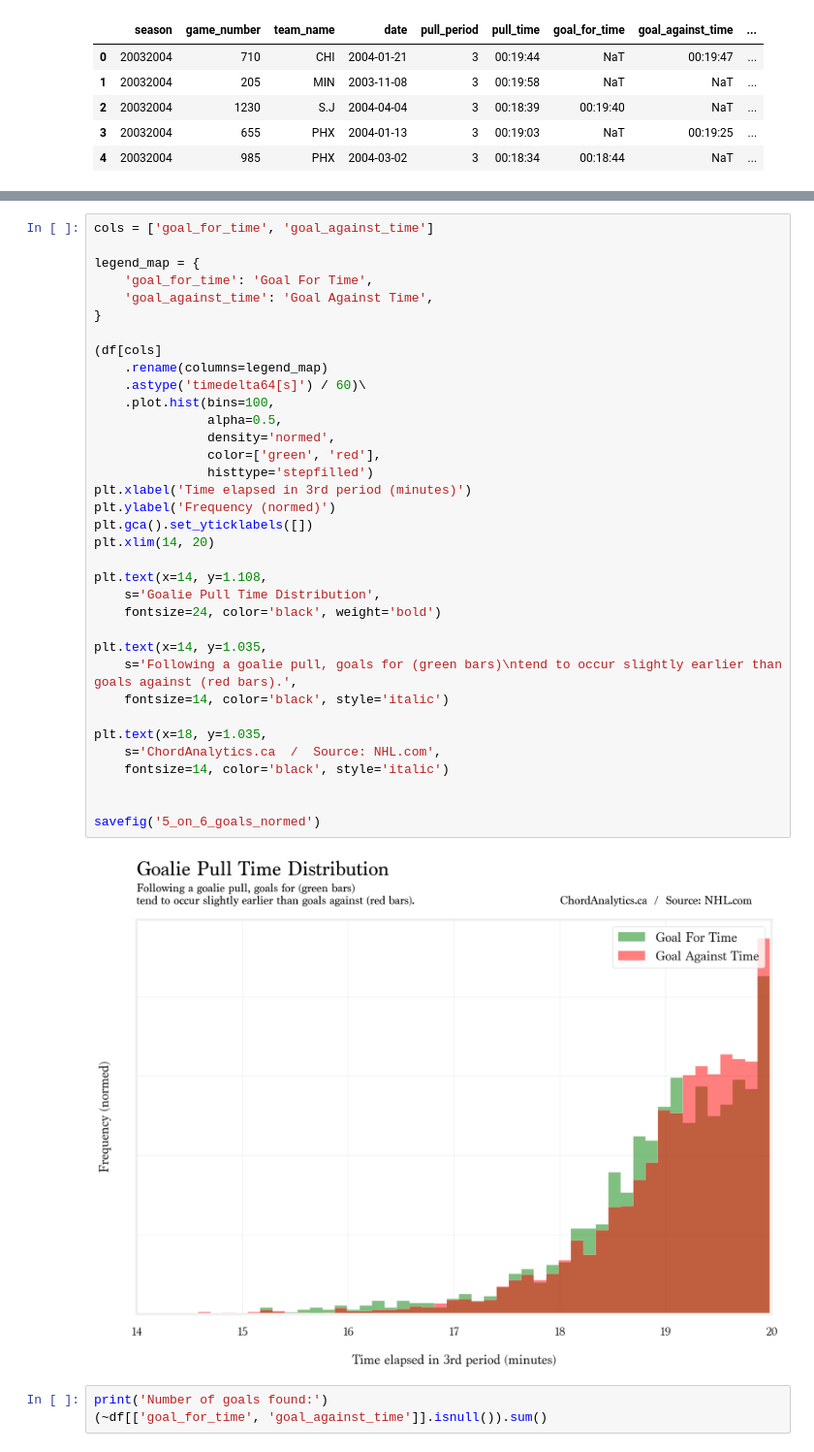
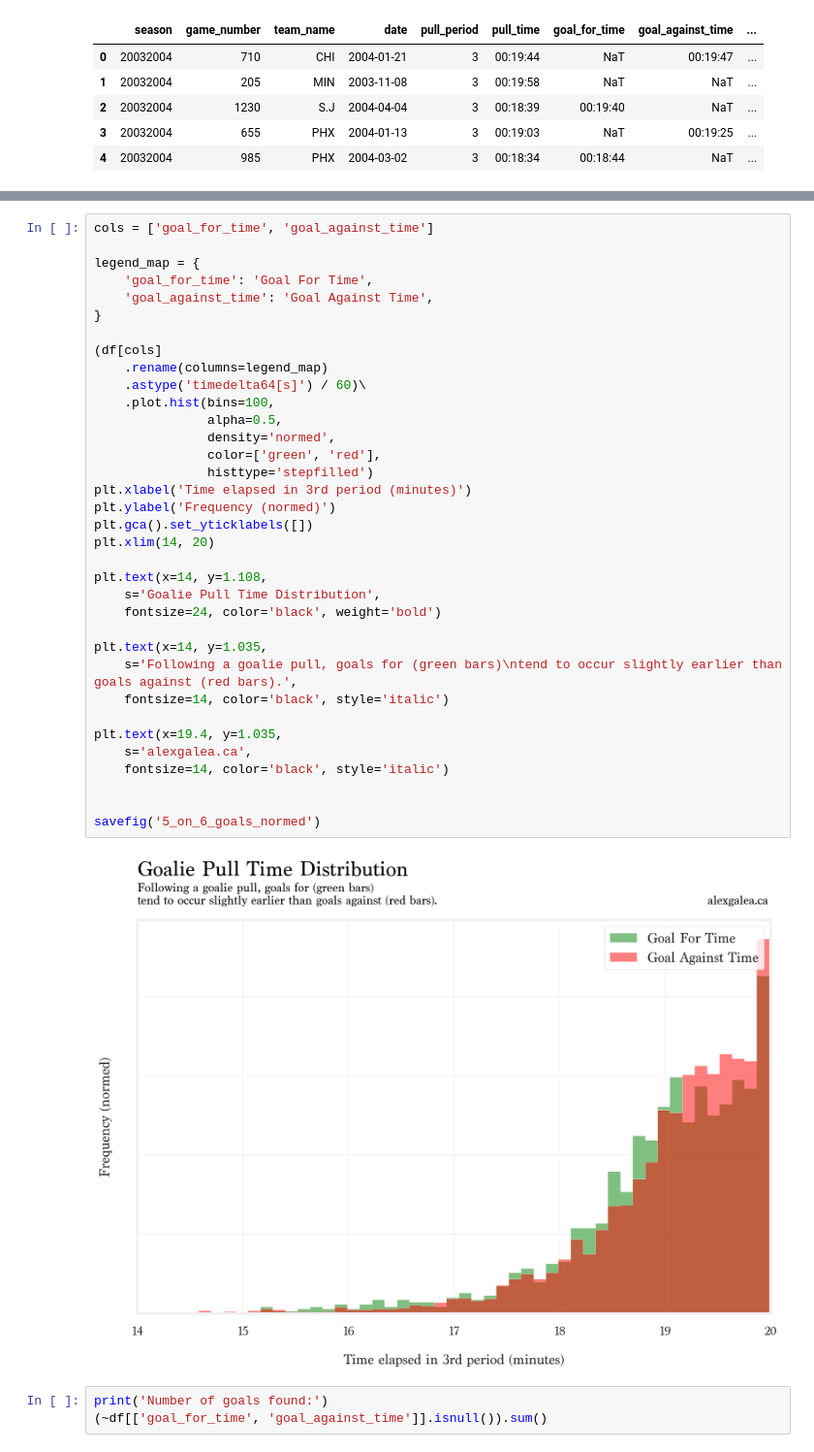
Before and after one commit to zazencodes/nhl-goalie-pull-optimization, a Jupyter notebook: notebooks/src/3_exploratory_analysis_2003-2019.ipynb, the cells around one changed output, grey strips where cells are left out. Shown at 97% size. Drawn from its saved outputs; the diff is of its cells as text.

```diff
--- a/notebooks/src/3_exploratory_analysis_2003-2019.ipynb
+++ b/notebooks/src/3_exploratory_analysis_2003-2019.ipynb
@@ -628,36 +630,36 @@ legend_map = {
     'goal_for_time': 'Goal For Time',
     'goal_against_time': 'Goal Against Time',
 }
 
 (df[cols]
     .rename(columns=legend_map)
     .astype('timedelta64[s]') / 60)\
     .plot.hist(bins=100,
                alpha=0.5,
                density='normed',
                color=['green', 'red'],
                histtype='stepfilled')
 plt.xlabel('Time elapsed in 3rd period (minutes)')
 plt.ylabel('Frequency (normed)')
 plt.gca().set_yticklabels([])
 plt.xlim(14, 20)
 
 plt.text(x=14, y=1.108,
     s='Goalie Pull Time Distribution',
     fontsize=24, color='black', weight='bold')
 
 plt.text(x=14, y=1.035,
     s='Following a goalie pull, goals for (green bars)\ntend to occur slightly earlier than goals against (red bars).',
     fontsize=14, color='black', style='italic')
 
-plt.text(x=18, y=1.035,
-    s='ChordAnalytics.ca  /  Source: NHL.com',
+plt.text(x=19.4, y=1.035,
+    s='alexgalea.ca',
     fontsize=14, color='black', style='italic')
 
 
 savefig('5_on_6_goals_normed')
 # %% [output]
-[figure, old version]
+[figure, new version]
 # %%
 print('Number of goals found:')
 (~df[['goal_for_time', 'goal_against_time']].isnull()).sum()
```
Also changed, not shown: parts of 15 cells of this notebook, 11 other files.
